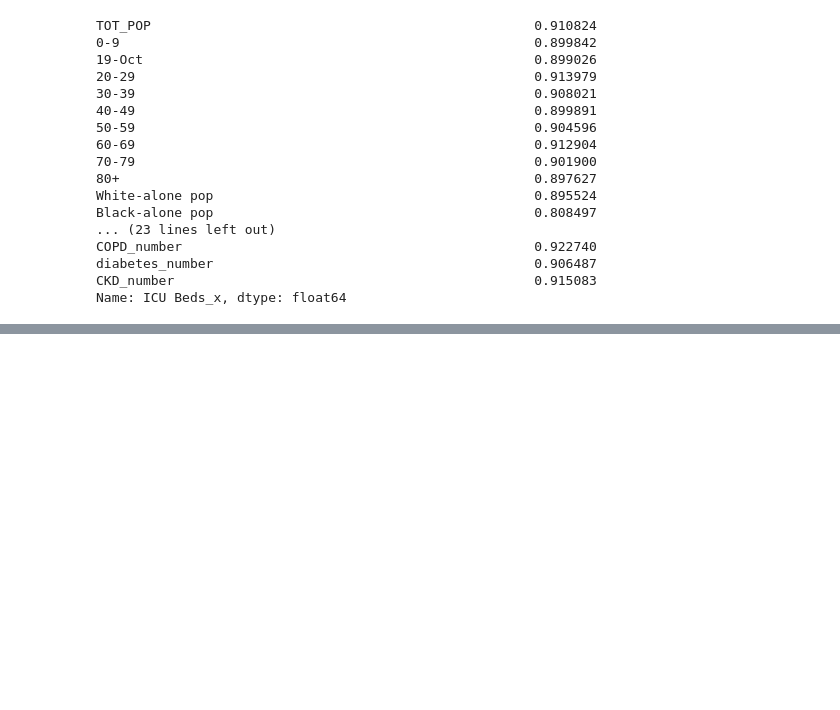
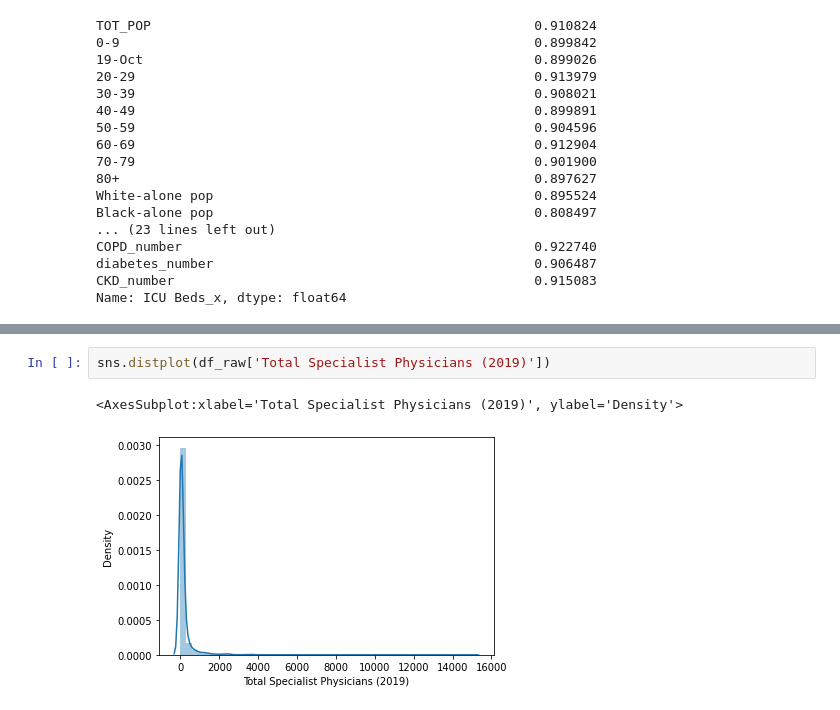
Before and after one commit to AlinaMendez/Regularized-Linear-Regression-Project, a Jupyter notebook: src/explore.ipynb, the cells around one changed output, grey strips where cells are left out. Cells and saved outputs as stored; diff of their text form; blank space fills up the shorter version.

```diff
--- a/src/explore.ipynb
+++ b/src/explore.ipynb
@@ -183,0 +217,5 @@ df_raw = df_raw.drop(columns=list(filtro.index))
+# %%
+sns.distplot(df_raw['Total Specialist Physicians (2019)'])
+# %% [output]
+<AxesSubplot:xlabel='Total Specialist Physicians (2019)', ylabel='Density'>
+[figure, added]
```
Also changed, not shown: parts of 37 cells of this notebook.
